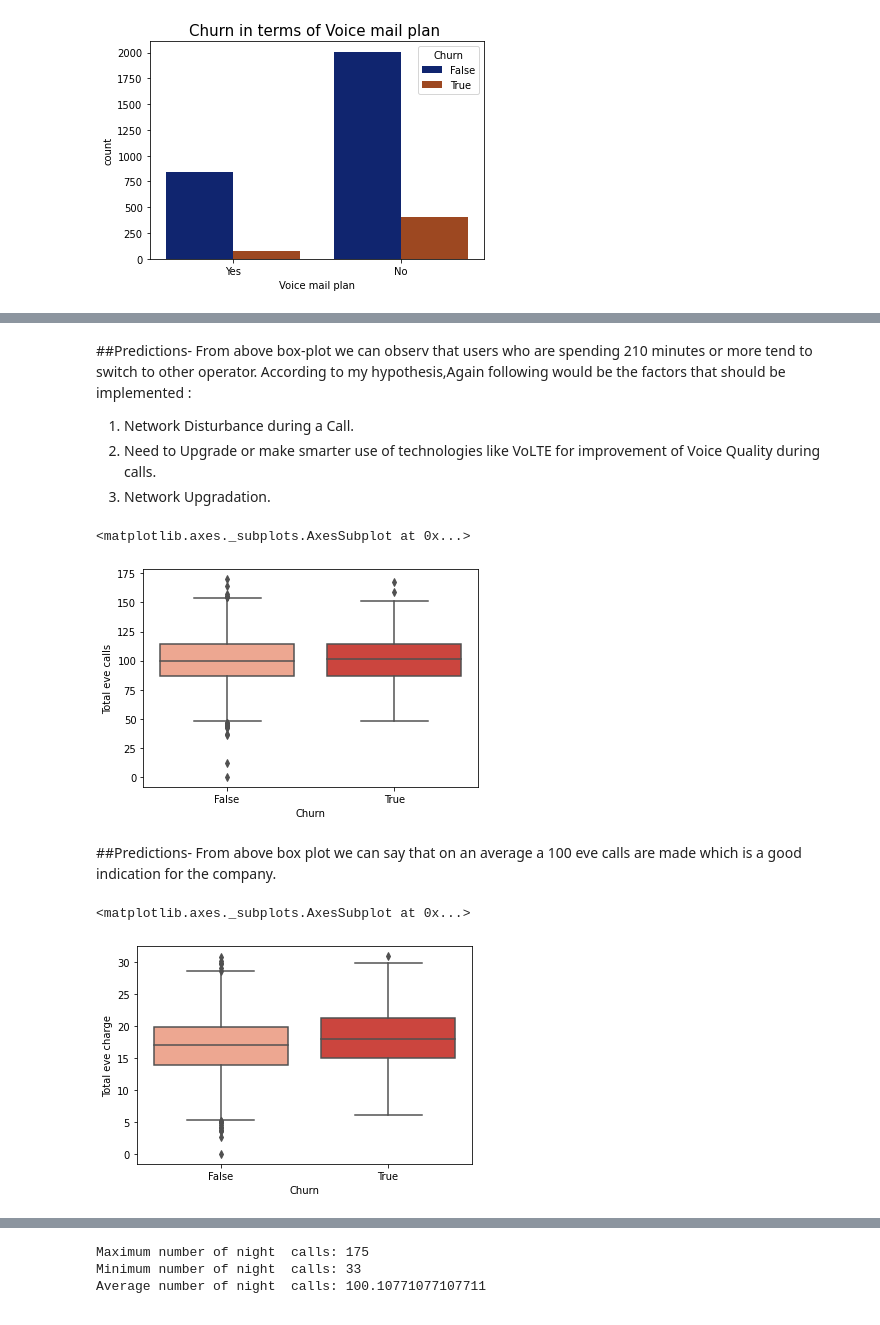
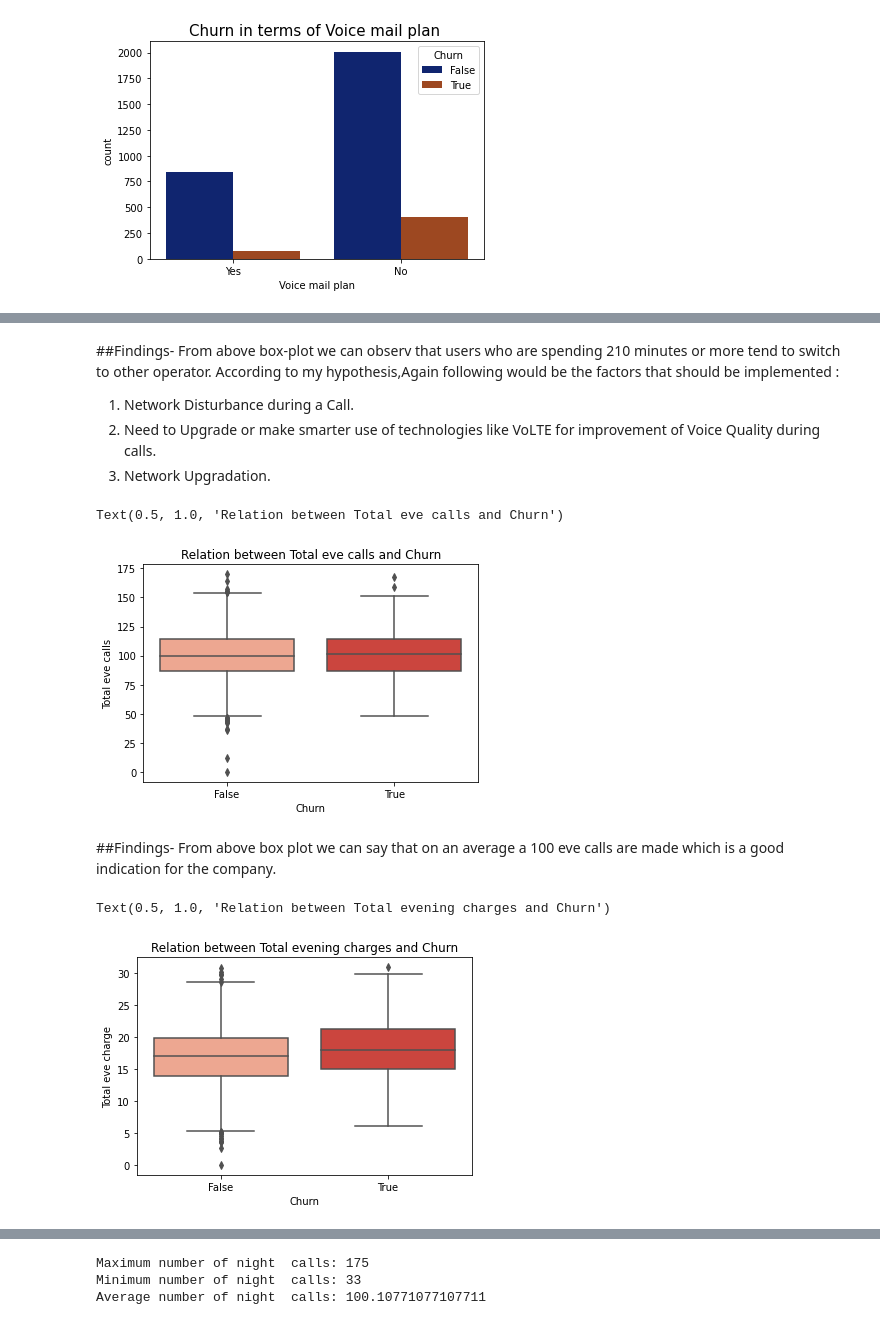
Before and after one commit to Gulzar-khan/Telecom-Churn, a Jupyter notebook: Telecom_Churn_Analysis_Capstone_Project.ipynb, the cells around one changed output, grey strips where cells are left out. Saved outputs shown, nothing was run; the diff lists cells and outputs as text; code cells hidden in the pictures.

```diff
--- a/Telecom_Churn_Analysis_Capstone_Project.ipynb
+++ b/Telecom_Churn_Analysis_Capstone_Project.ipynb
@@ -170,5 +178,5 @@ sns.boxplot(x="Churn",y="Total eve minutes",data=df,palette = "Reds")
 # %% [markdown]
-##Predictions-
+##Findings-
 From above box-plot we can observ that users who are spending 210 minutes or more tend to switch to other operator.
 According to my hypothesis,Again following would be the factors that should be implemented :
   1. Network Disturbance during a Call.
@@ -176,17 +184,19 @@ According to my hypothesis,Again following would be the factors that should be i
   3. Network Upgradation.
 # %%
 # Relation between Churn and Total eve calls
-sns.boxplot( x='Churn',y='Total eve calls',data=df,palette = "Reds")
+e=sns.boxplot( x='Churn',y='Total eve calls',data=df,palette = "Reds")
+e.set_title('Relation between Total eve calls and Churn', fontsize=12)
 # %% [output]
-<matplotlib.axes._subplots.AxesSubplot at 0x...>
+Text(0.5, 1.0, 'Relation between Total eve calls and Churn')
-[figure, old version]
+[figure, new version]
 # %% [markdown]
-##Predictions-
+##Findings-
 From above box plot we can say that on an average a 100 eve calls are made which is a good indication for the company.
 # %%
 #  Relation between Churn and Total eve charges
-sns.boxplot(x="Churn",y="Total eve charge",data=df,palette = "Reds")
+f=sns.boxplot(x="Churn",y="Total eve charge",data=df,palette = "Reds")
+f.set_title('Relation between Total evening charges and Churn', fontsize=12)
 # %% [output]
-<matplotlib.axes._subplots.AxesSubplot at 0x...>
+Text(0.5, 1.0, 'Relation between Total evening charges and Churn')
-[figure, old version]
+[figure, new version]
 # %% [markdown]
```
Also changed, not shown: parts of 26 cells of this notebook.
